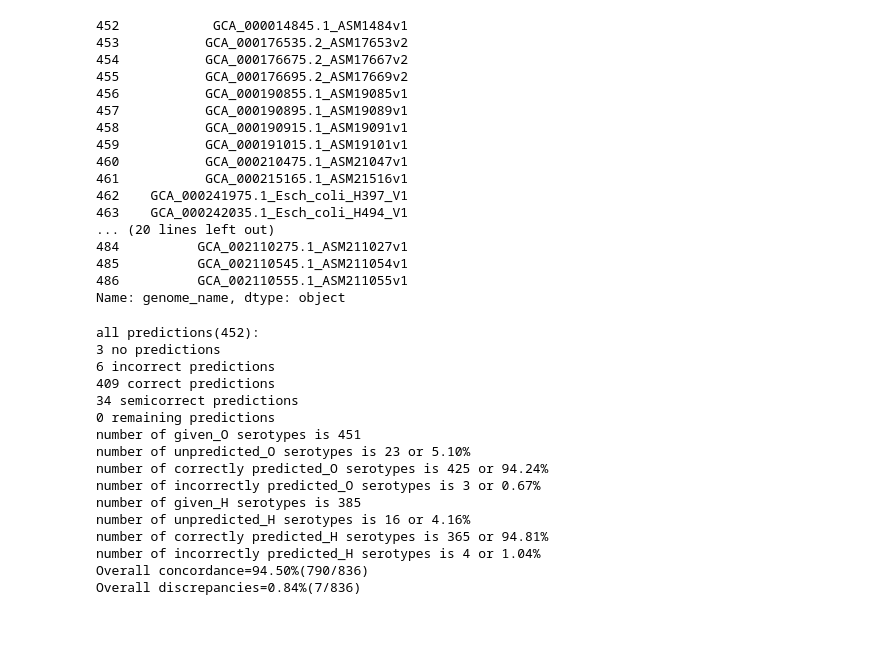
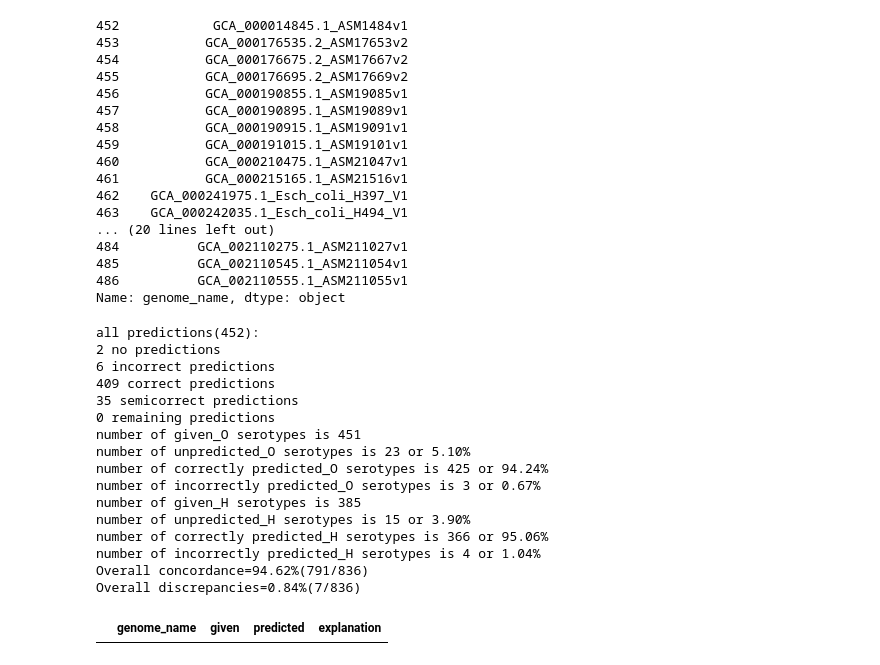
Before and after one commit to phac-nml/ecoli_serotyping, a Jupyter notebook: validation/Genbank Validation Analysis.ipynb, the cells around one changed output. Saved outputs shown, nothing was run; the diff lists cells and outputs as text; code cells hidden in the pictures; blank space fills up the shorter version.

```diff
--- a/validation/Genbank Validation Analysis.ipynb
+++ b/validation/Genbank Validation Analysis.ipynb
@@ -169,7 +169,7 @@ def summarize_result(result_df):
 
     return no_df, incorrect_df, correct_df, semicorrect_df, incorrect_o_df, incorrect_h_df, df
 # %%
-df = pd.read_csv('output/2017-11-09_16.31.07.672537/output.csv')
+df = pd.read_csv('output/genbank/output.csv')
 df['genome_name']=df['index'].str.split('_genomic').str[0]
 df.drop('index', axis=1, inplace=True)
 
@@ -181,18 +181,49 @@ df = df2.merge(df, on='genome_name', how='left')
 results = summarize_result(df)
 # %% [output]
 all predictions(452):
-3 no predictions
+2 no predictions
 6 incorrect predictions
 409 correct predictions
-34 semicorrect predictions
+35 semicorrect predictions
 0 remaining predictions
 number of given_O serotypes is 451
 number of unpredicted_O serotypes is 23 or 5.10%
 number of correctly predicted_O serotypes is 425 or 94.24%
 number of incorrectly predicted_O serotypes is 3 or 0.67%
 number of given_H serotypes is 385
-number of unpredicted_H serotypes is 16 or 4.16%
-number of correctly predicted_H serotypes is 365 or 94.81%
+number of unpredicted_H serotypes is 15 or 3.90%
+number of correctly predicted_H serotypes is 366 or 95.06%
 number of incorrectly predicted_H serotypes is 4 or 1.04%
-Overall concordance=94.50%(790/836)
+Overall concordance=94.62%(791/836)
 Overall discrepancies=0.84%(7/836)
+# %%
+df = results[-1]
+h_interested_cols = ['genome_name', 'given_H', 'predicted_H', 'H_info', 'fliC', 'fllA', 'flkA', 'flmA', 'flnA']
+o_interested_cols = ['genome_name', 'given_O', 'predicted_O', 'O_info', 'wzx', 'wzy', 'wzm', 'wzt']
+# split into two dfs
+def rename_antigen_cols(df, antigen):
+    df = df.rename(columns={
+        'given_'+antigen: 'given',
+        'predicted_'+antigen:'predicted',
+        antigen+'_info':'info'})
+    df = df[df['given'].notnull() | df['predicted'].notnull()]
+    df = df[df['given'] != df['predicted']]
+    return df
+h_df = rename_antigen_cols(df[h_interested_cols], 'H')
+o_df = rename_antigen_cols(df[o_interested_cols], 'O')
+df = h_df.append(o_df, ignore_index=True)
+interested_cols = ['genome_name', 'given', 'predicted', 'info']
+df = df[interested_cols]
+df['explanation'] = np.nan
+df.loc[(df['info']=='No alignment found') & df.explanation.isnull(), 'explanation'] = 'No matching alignment'
+df.loc[df.given.isnull() & df.explanation.isnull(), 'explanation'] = 'Insufficient serotype info'
+df.loc[(df.genome_name=='GCA_000632575.1_Ec2009C-4747') & df.explanation.isnull(), 'explanation'] = 'Mislabelled, see "image/gen_tre1.png"'
+df.loc[(df.genome_name=='GCA_000619345.1_Ec2009C-3292') & df.explanation.isnull(), 'explanation'] = 'Mislabelled, see "image/gen_tre2.png"'
+df.loc[(df.genome_name=='GCA_000617165.2_Ec02-3404') & df.explanation.isnull(), 'explanation'] = 'identified as non-ecoli by reference marker alignment'
+df.loc[df['info'].isnull() & df.explanation.isnull(), 'explanation'] = 'File system error'
+df.loc[df.explanation.isnull(), 'explanation'] = 'Not sure'
+df = df.drop(['info'], axis=1)
+df.to_csv('genbank_result_summary.csv', na_rep='N/A')
+df[df.explanation=='File system error']
+# %% [output]
+|  | genome_name | given | predicted | explanation |
```
Also changed, not shown: 5 other files.
